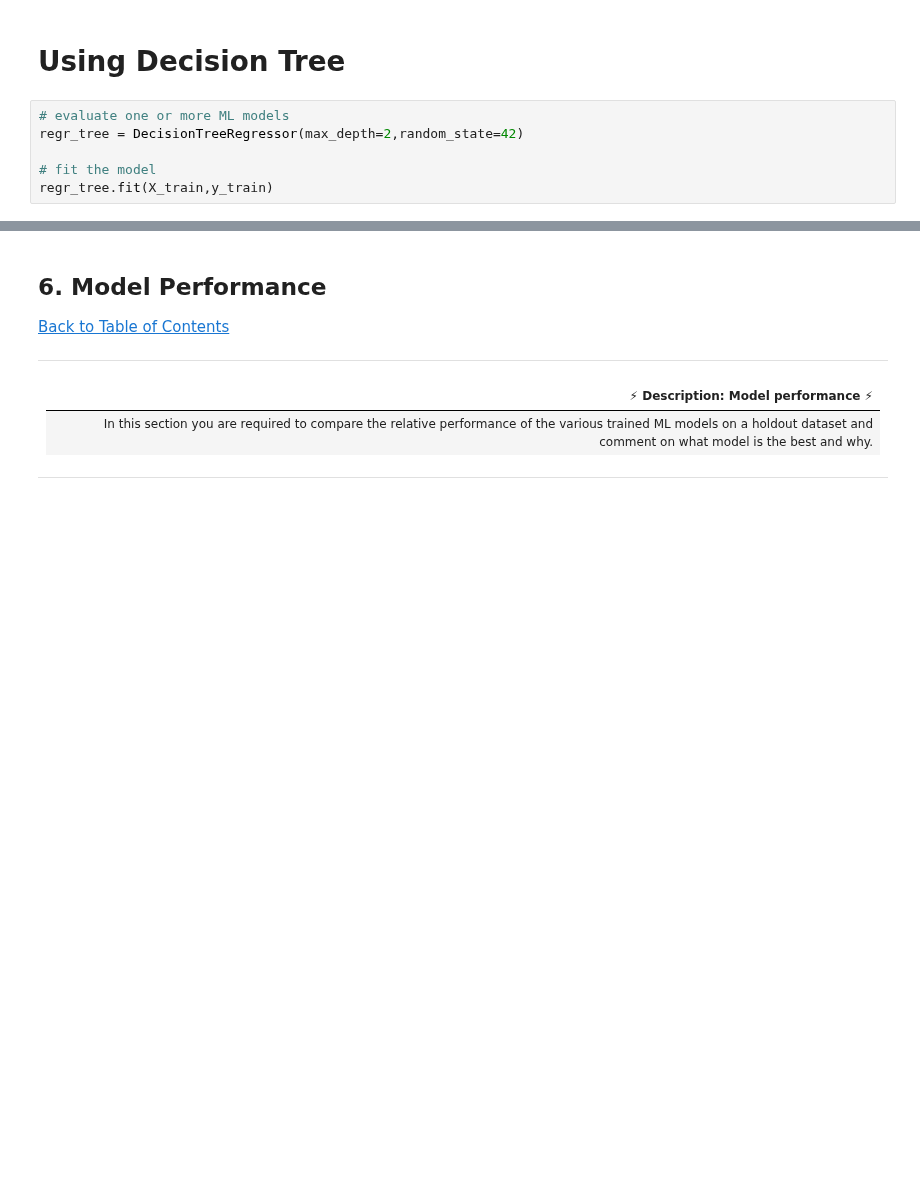
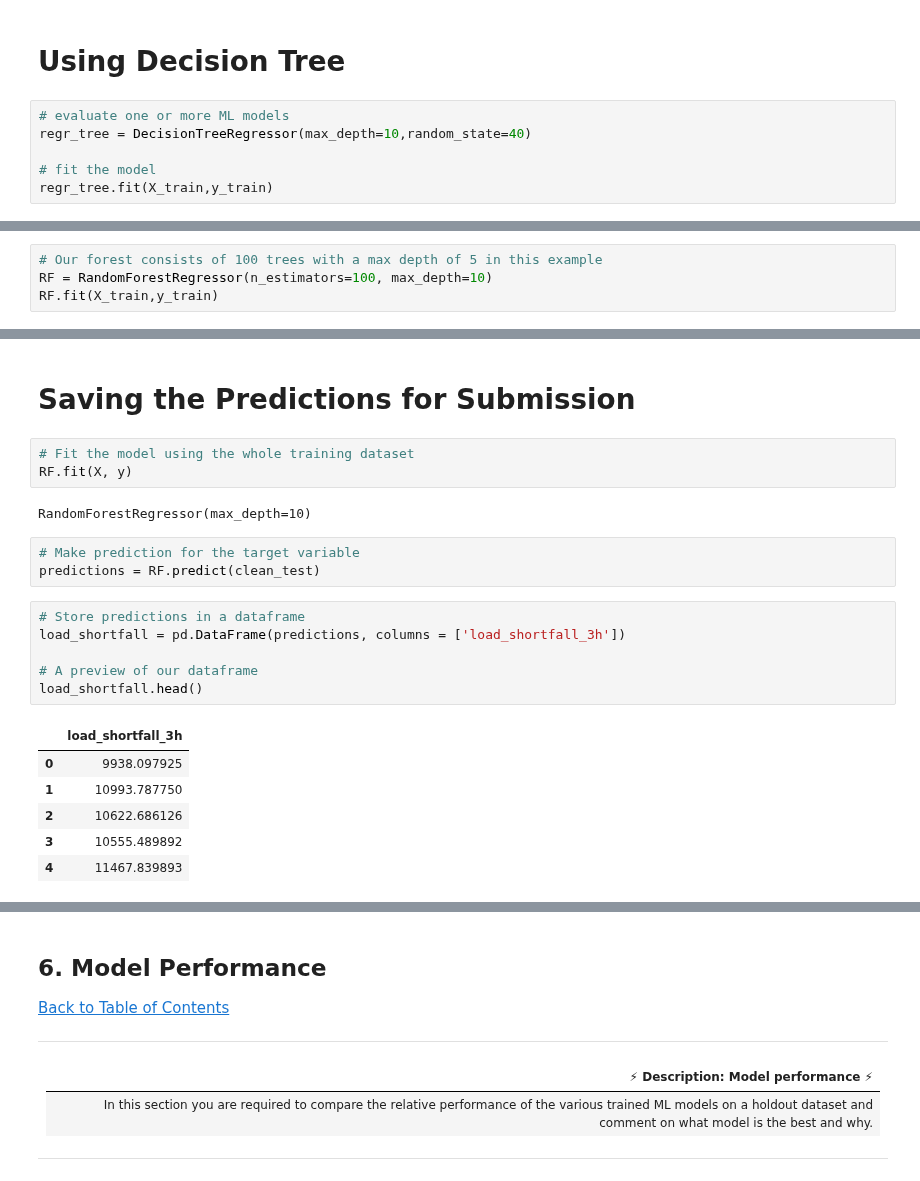
Before and after one commit to Kendo-Shin/Advanced_Regression_Predict-Team-2, a Jupyter notebook: kenny-notebook.ipynb, the cells around one changed output, grey strips where cells are left out. Saved outputs shown, nothing was run; the diff lists cells and outputs as text; blank space fills up the shorter version.

```diff
--- a/kenny-notebook.ipynb
+++ b/kenny-notebook.ipynb
@@ -471,7 +496,7 @@ Base model RMSE = 4853.969317915665
 # Using Decision Tree
 # %%
 # evaluate one or more ML models
-regr_tree = DecisionTreeRegressor(max_depth=2,random_state=42)
+regr_tree = DecisionTreeRegressor(max_depth=10,random_state=40)
 
 # fit the model
 regr_tree.fit(X_train,y_train)
@@ -490,0 +518,4 @@ Regression Decision Tree model RMSE is: 5056.586808539596
+# %%
+# Our forest consists of 100 trees with a max depth of 5 in this example
+RF = RandomForestRegressor(n_estimators=100, max_depth=10)
+RF.fit(X_train,y_train)
@@ -490,0 +532,23 @@ Regression Decision Tree model RMSE is: 5056.586808539596
+# %% [markdown]
+# Saving the Predictions for Submission
+# %%
+# Fit the model using the whole training dataset
+RF.fit(X, y)
+# %% [output]
+RandomForestRegressor(max_depth=10)
+# %%
+# Make prediction for the target variable
+predictions = RF.predict(clean_test)
+# %%
+# Store predictions in a dataframe
+load_shortfall = pd.DataFrame(predictions, columns = ['load_shortfall_3h'])
+
+# A preview of our dataframe
+load_shortfall.head()
+# %% [output]
+|  | load_shortfall_3h |
+| 0 | 9938.097925 |
+| 1 | 10993.787750 |
+| 2 | 10622.686126 |
+| 3 | 10555.489892 |
+| 4 | 11467.839893 |
```
Also changed, not shown: parts of 18 cells of this notebook.
